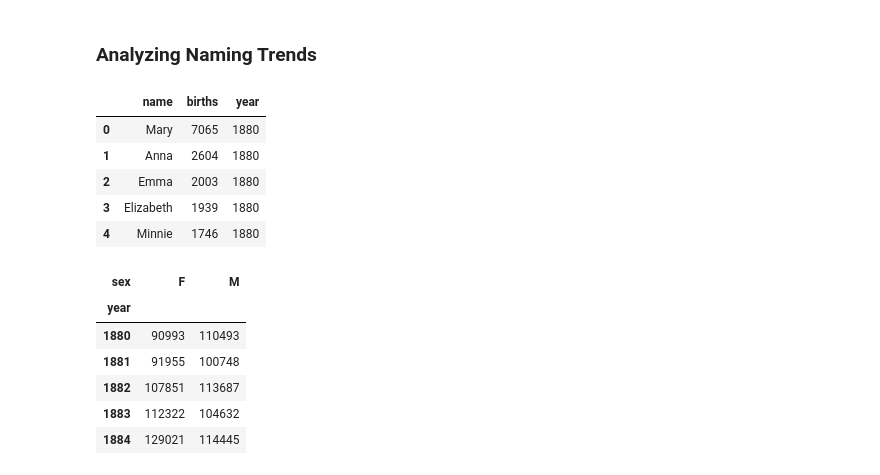
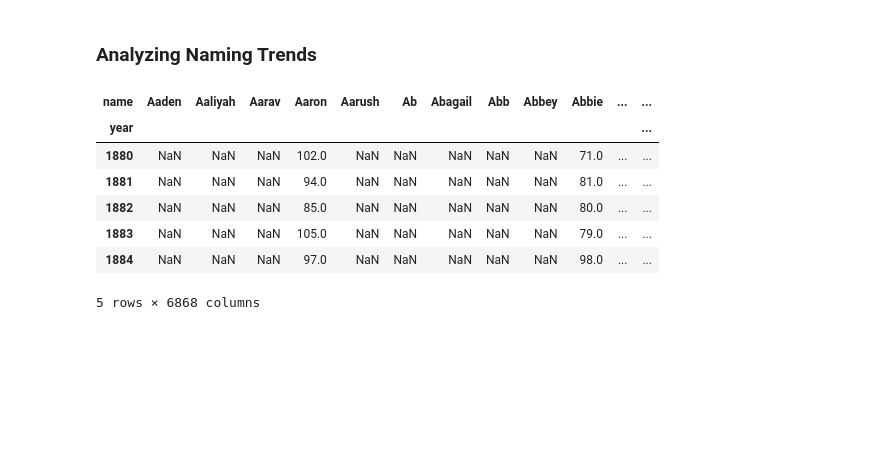
Before and after one commit to hugolu/learn-python, a Jupyter notebook: python-for-data-analysis/ch02-introductory-examples.ipynb, the cells around one changed output. Drawn from its saved outputs; the diff is of its cells as text; code cells hidden in the pictures; blank space fills up the shorter version.

```diff
--- a/python-for-data-analysis/ch02-introductory-examples.ipynb
+++ b/python-for-data-analysis/ch02-introductory-examples.ipynb
@@ -653,13 +645,3 @@ top1000.head()
 | 4 | Minnie | F | 1746 | 1880 | 0.019188 |
 # %% [markdown]
 ### Analyzing Naming Trends
-# %%
-top1000x = top1000[['name', 'births', 'year']]
-top1000x.head()
-# %% [output]
-|  | name | births | year |
-| 0 | Mary | 7065 | 1880 |
-| 1 | Anna | 2604 | 1880 |
-| 2 | Emma | 2003 | 1880 |
-| 3 | Elizabeth | 1939 | 1880 |
-| 4 | Minnie | 1746 | 1880 |
@@ -666,13 +652,15 @@ top1000x.head()
 # %%
-total_briths = top1000x.pivot_table(values='births',
+# 生成一张按 year 和 name 统计的总出生数透视图
+total_births = top1000x.pivot_table(values='births',
                                    index='year',
                                    columns='name')
 total_births.head()
 # %% [output]
-| sex | F | M |
-| year |  |  |
-| 1880 | 90993 | 110493 |
-| 1881 | 91955 | 100748 |
-| 1882 | 107851 | 113687 |
-| 1883 | 112322 | 104632 |
-| 1884 | 129021 | 114445 |
+| name | Aaden | Aaliyah | Aarav | Aaron | Aarush | Ab | Abagail | Abb | Abbey | Abbie | ... | ... |
+| year |  |  |  |  |  |  |  |  |  |  |  | ... |
+| 1880 | NaN | NaN | NaN | 102.0 | NaN | NaN | NaN | NaN | NaN | 71.0 | ... | ... |
+| 1881 | NaN | NaN | NaN | 94.0 | NaN | NaN | NaN | NaN | NaN | 81.0 | ... | ... |
+| 1882 | NaN | NaN | NaN | 85.0 | NaN | NaN | NaN | NaN | NaN | 80.0 | ... | ... |
+| 1883 | NaN | NaN | NaN | 105.0 | NaN | NaN | NaN | NaN | NaN | 79.0 | ... | ... |
+| 1884 | NaN | NaN | NaN | 97.0 | NaN | NaN | NaN | NaN | NaN | 98.0 | ... | ... |
+5 rows × 6868 columns
```
Also changed, not shown: parts of 26 cells of this notebook.
